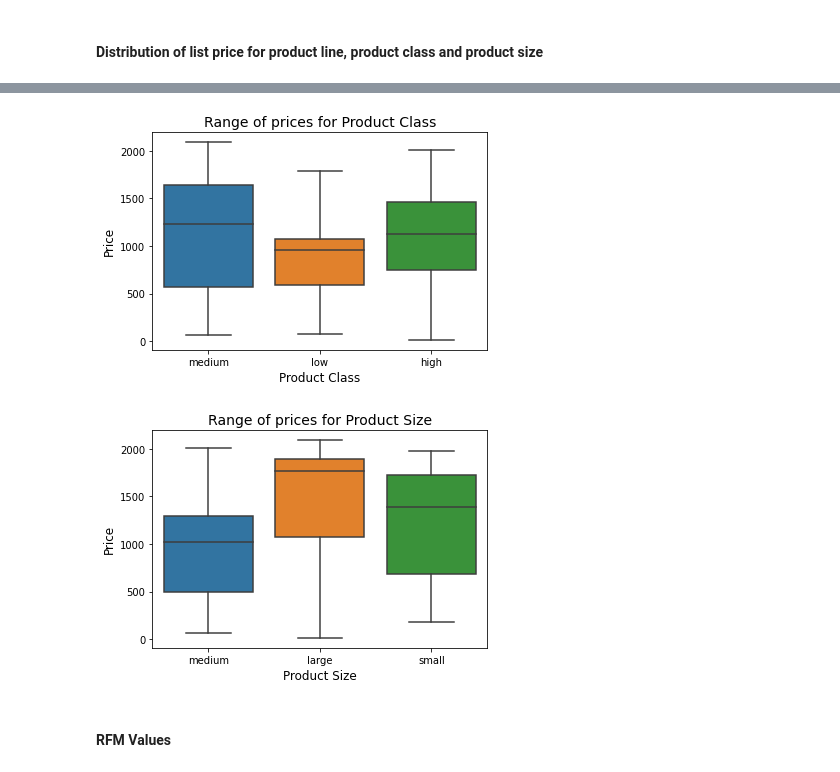
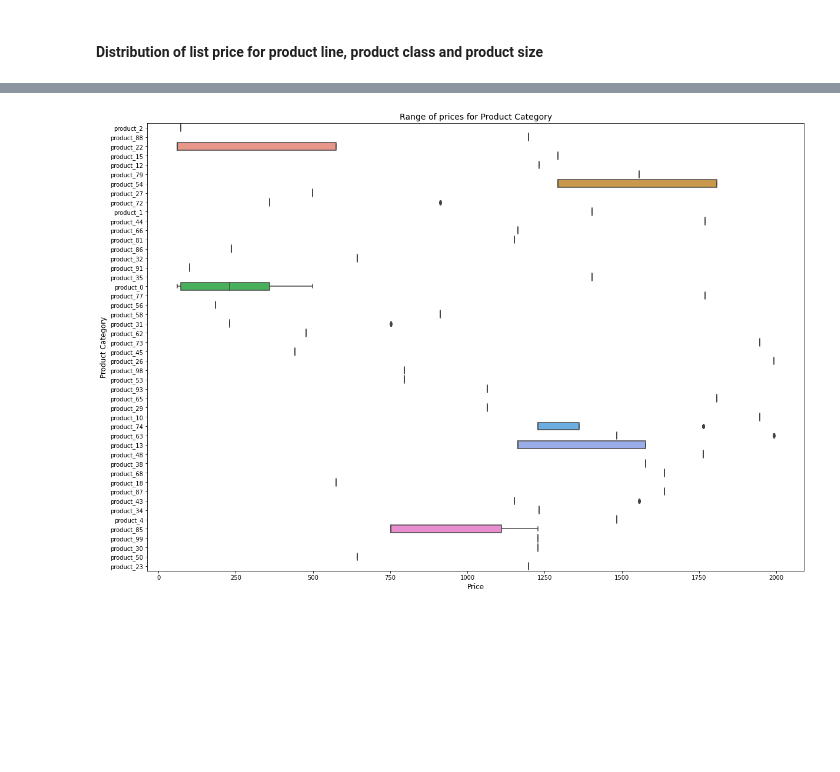
Before and after one commit to simo2712/VI_kpmg_data_analytics, a Jupyter notebook: Task_2/Task 2.2 - Data Insights.ipynb, the cells around one changed output, grey strips where cells are left out. Saved outputs shown, nothing was run; the diff lists cells and outputs as text; code cells hidden in the pictures; blank space fills up the shorter version.

```diff
--- a/Task_2/Task 2.2 - Data Insights.ipynb
+++ b/Task_2/Task 2.2 - Data Insights.ipynb
@@ -332,3 +332,6 @@ We've found something right here. The most sold product contributes to around ha
 This analysis is fantastic; we found some insights on products that can help the marketing/sales team. Maybe they can make relevant the most profit impactful products on their marketing campaigns. It's ever useful to know how much is the impact not only in terms of the number of transactions.
 # %% [markdown]
 #### Distribution of list price for product line, product class and product size
+# %%
+transactions['product_category'] = transactions['product_line'].map(str) + '-' + transactions['product_class'].map(str) + '-' + transactions['product_size'].map(str)
+transactions.head()
@@ -342,0 +354,4 @@ plt.show()
+# %%
+smm = transactions[transactions['product_category']=='Standard-medium-medium'].copy()
+smm['product_id'] = 'product_' + smm['product_id'].map(str)
+smm.head()
@@ -343,18 +365,9 @@ plt.show()
 # %%
-sns.boxplot(x='product_class', y='list_price', data=transactions)
-plt.xlabel('Product Class', fontsize=12)
-plt.ylabel('Price', fontsize=12)
-plt.title('Range of prices for Product Class', fontsize=14)
+plt.figure(figsize=(20,14))
+sns.boxplot(y='product_id', x='list_price', data=smm)
+plt.xlabel('Price', fontsize=12)
+plt.ylabel('Product Category', fontsize=12)
+plt.title('Range of prices for Product Category', fontsize=14)
 plt.show()
 # %% [output]
-[figure, old version]
+[figure, new version]
-# %%
-sns.boxplot(x='product_size', y='list_price', data=transactions)
-plt.xlabel('Product Size', fontsize=12)
-plt.ylabel('Price', fontsize=12)
-plt.title('Range of prices for Product Size', fontsize=14)
-plt.show()
-# %% [output]
-[figure, removed]
-# %% [markdown]
-#### RFM Values
```
Also changed, not shown: parts of 7 cells of this notebook.
